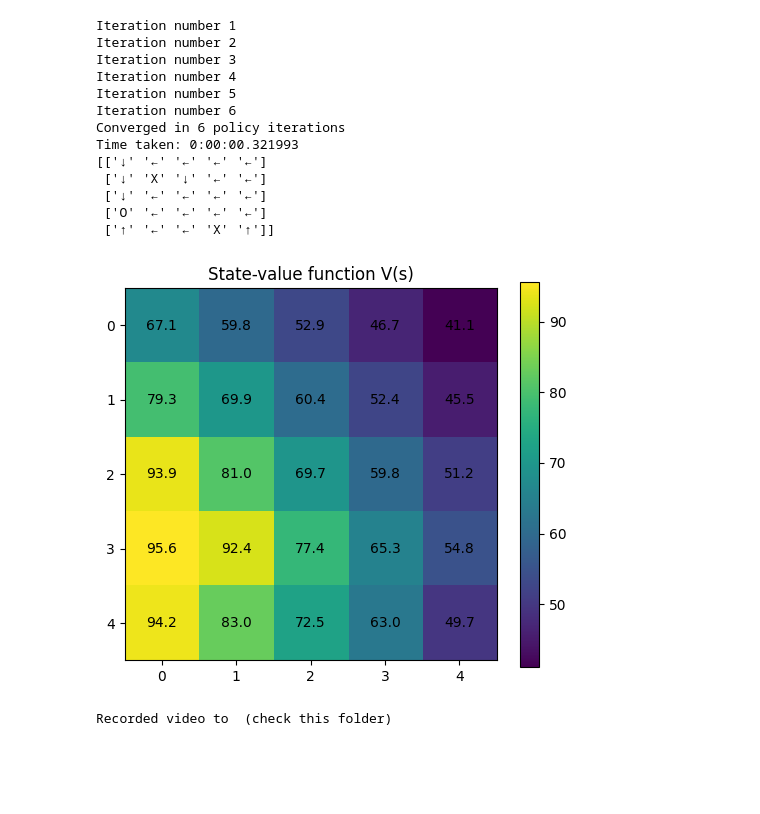
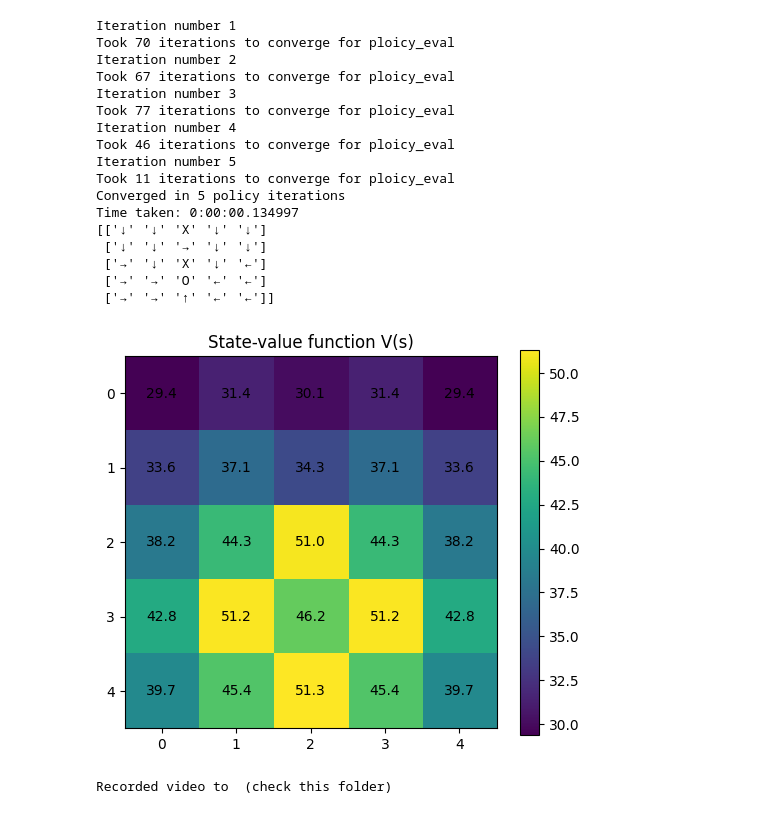
Before and after one commit to Mohamed-Elsemary/CMPS458-Reinforcement-Learning, a Jupyter notebook: RL_Assignment1_Loay.ipynb, the cells around one changed output. Saved outputs shown, nothing was run; the diff lists cells and outputs as text; code cells hidden in the pictures; blank space fills up the shorter version.

```diff
--- a/RL_Assignment1_Loay.ipynb
+++ b/RL_Assignment1_Loay.ipynb
@@ -183,10 +183,12 @@ def build_transition_and_reward(env: GridMazeEnv):
     return P, R
 
 
-def policy_evaluation(policy, P, R, V, gamma, theta=1e-6):
+def policy_evaluation(policy, P, R, V, gamma, theta=1e-3):
     S, A = P.shape[0], P.shape[1]
     # V = np.zeros(S)
+    iters = 0
     while True:
+        iters +=1
         old_v = V.copy()
         delta = 0.0
         for s in range(S):
@@ -196,6 +198,7 @@ def policy_evaluation(policy, P, R, V, gamma, theta=1e-6):
             delta = max(delta, abs(old_v[s] - V[s]))
         if delta < theta:
             break
+    print(f"Took {iters} iterations to converge for ploicy_eval")
     return V
 
 
@@ -228,26 +231,27 @@ def policy_iteration(P, R, gamma, max_iters=100):
 # %%
 # Fix goal and bad positions for reproducibility
 grid_size=5
-fixed_goal = (random.randrange(grid_size), random.randrange(grid_size))
-while fixed_goal == (0,0):
-  fixed_goal = (random.randrange(grid_size), random.randrange(grid_size))
-fixed_bads = [(random.randrange(grid_size), random.randrange(grid_size)) for _ in range(2)]
-while fixed_goal in fixed_bads:
-  fixed_bads.remove(fixed_goal)
-  fixed_bads.append((random.randrange(grid_size), random.randrange(grid_size)))
-while fixed_bads[0] == fixed_bads[1]:
-  fixed_bads.remove(fixed_bads[0])
-  fixed_bads.append((random.randrange(grid_size), random.randrange(grid_size)))
+all_positions = set((0,0))
 
-while (0,0) in fixed_bads:
-  fixed_bads.remove((0,0))
-  fixed_bads.append((random.randrange(grid_size), random.randrange(grid_size)))
+while len(all_positions)<2:
+    pos = (random.randrange(grid_size), random.randrange(grid_size))
+    if pos not in all_positions:
+        fixed_goal = pos
+        all_positions.add(pos)
+
+
+fixed_bads = []
+while len(fixed_bads) < 2:
+    pos = (random.randrange(grid_size), random.randrange(grid_size))
+    if pos not in all_positions:
+        fixed_bads.append(pos)
+        all_positions.add(pos)
 
 # fixed_goal = (2,4)
 # fixed_bads = [(0,3), (3,0)]
 start = datetime.now()
 env = GridMazeEnv(grid_size=grid_size, goal=fixed_goal, bad_cells=fixed_bads, goal_reward=10, bad_reward=-10, step_reward = 0, render_mode="rgb_array")
-env.seed(87198)
+# env.seed(45425)
 P, R = build_transition_and_reward(env)
 
 policy, V, iterations = policy_iteration(P, R, gamma=0.9)
@@ -264,42 +268,46 @@ V_grid = V_grid.reshape((env.grid_size, env.grid_size))
 
 arrow_map = {
     0: "↑",  # Up
     1: "↓",  # Down
     2: "←",  # Left
     3: "→"   # Right
 }
 arrow_grid = np.vectorize(arrow_map.get)(policy_grid)
 gx, gy = fixed_goal
 arrow_grid[gx, gy] = "O"  # goal cell
 
 for bx, by in fixed_bads:
     arrow_grid[bx, by] = "X"  # bad cells
 print(arrow_grid)
 
 # plot value function heatmap
 plt.figure(figsize=(6,5))
 plt.title('State-value function V(s)')
 plt.imshow(V_grid, origin='upper')
 for i in range(env.grid_size):
     for j in range(env.grid_size):
         plt.text(j, i, f"{V_grid[i,j]:.1f}", ha='center', va='center')
 plt.colorbar()
 plt.show()
 # %% [output]
 Iteration number 1
+Took 70 iterations to converge for ploicy_eval
 Iteration number 2
+Took 67 iterations to converge for ploicy_eval
 Iteration number 3
+Took 77 iterations to converge for ploicy_eval
 Iteration number 4
+Took 46 iterations to converge for ploicy_eval
 Iteration number 5
-Iteration number 6
-Converged in 6 policy iterations
-Time taken: 0:00:00.321993
-[['↓' '←' '←' '←' '←']
- ['↓' 'X' '↓' '←' '←']
- ['↓' '←' '←' '←' '←']
- ['O' '←' '←' '←' '←']
- ['↑' '←' '←' 'X' '↑']]
+Took 11 iterations to converge for ploicy_eval
+Converged in 5 policy iterations
+Time taken: 0:00:00.134997
+[['↓' '↓' 'X' '↓' '↓']
+ ['↓' '↓' '→' '↓' '↓']
+ ['→' '↓' 'X' '↓' '←']
+ ['→' '→' 'O' '←' '←']
+ ['→' '→' '↑' '←' '←']]
-[figure, old version]
+[figure, new version]
 # %%
 # create an env that uses the same fixed instance and rgb_array rendering
 
```
